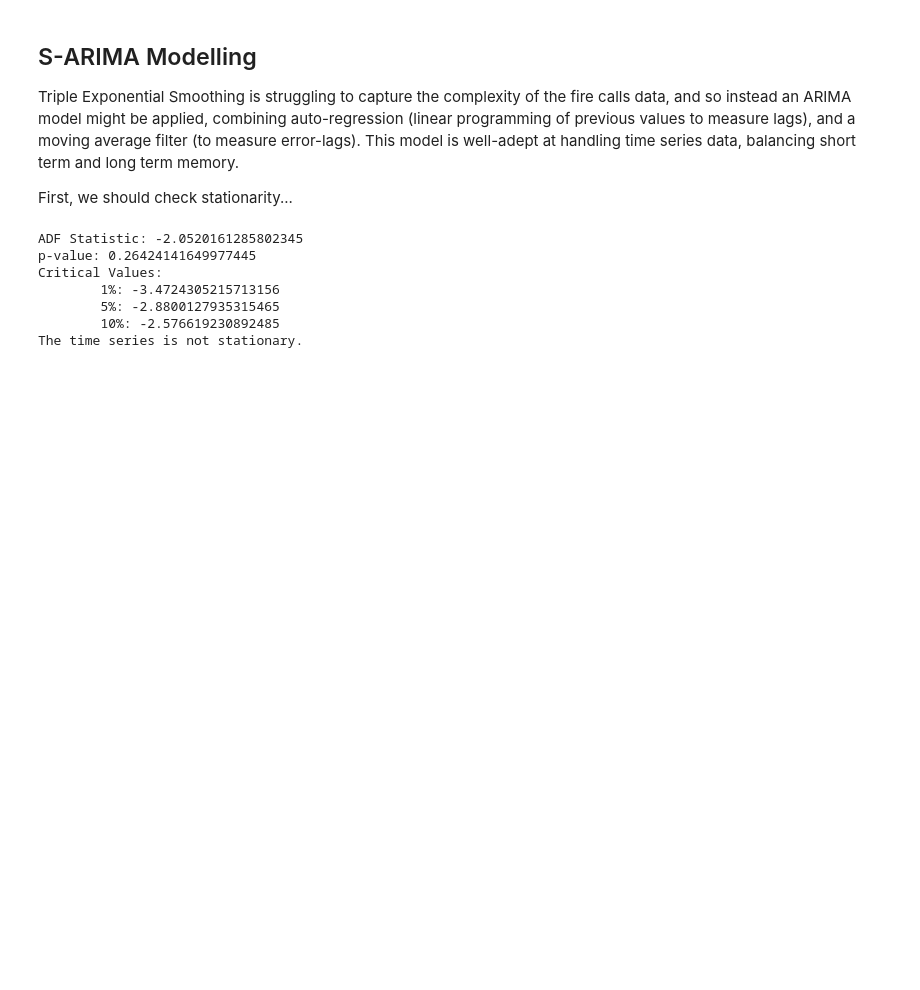
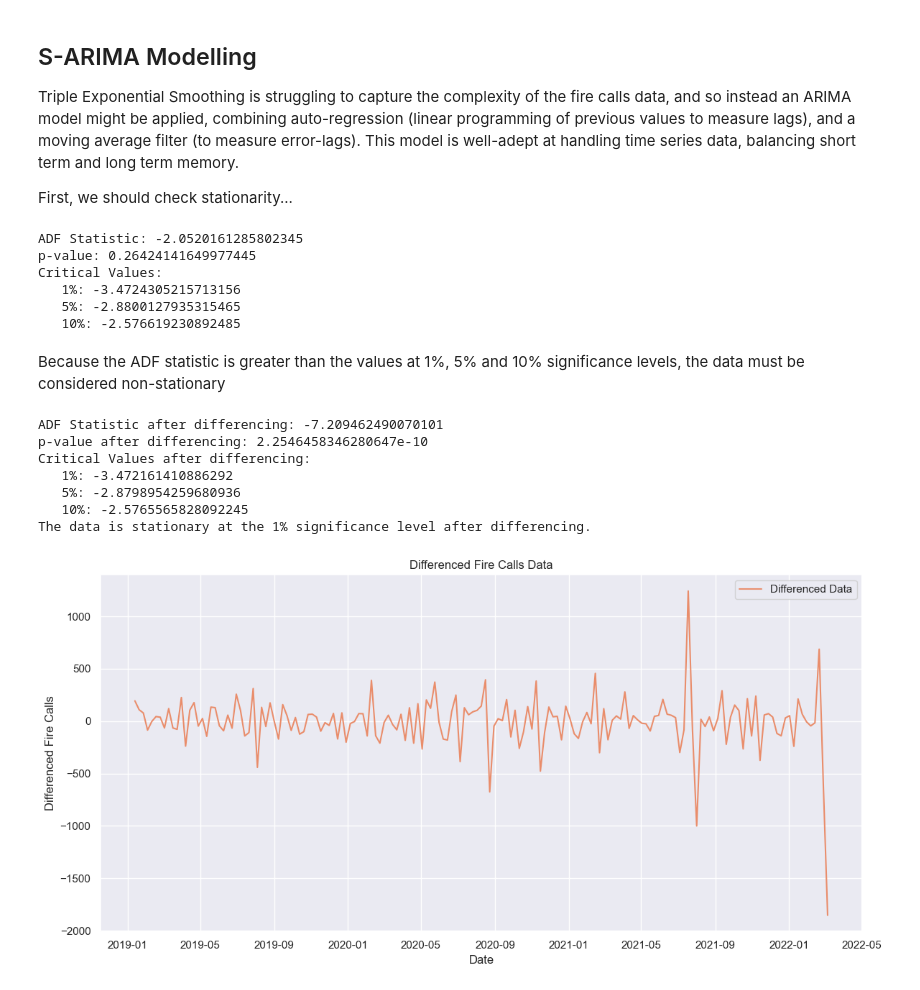
Before and after one commit to Conall66/London_Fire_Forecasting, a Jupyter notebook: Predictive_fire_outbreaks.ipynb, the cells around one changed output. Cells and saved outputs as stored; diff of their text form; code cells hidden in the pictures; blank space fills up the shorter version.

```diff
--- a/Predictive_fire_outbreaks.ipynb
+++ b/Predictive_fire_outbreaks.ipynb
@@ -551,27 +556,55 @@ plt.show()
 Triple Exponential Smoothing is struggling to capture the complexity of the fire calls data, and so instead an ARIMA model might be applied, combining auto-regression (linear programming of previous values to measure lags), and a moving average filter (to measure error-lags). This model is well-adept at handling time series data, balancing short term and long term memory.
 
 First, we should check stationarity...
-# %%
-# Check the stationarity of the time series data using the Augmented Dickey-Fuller test
-def check_stationarity(timeseries):
-    result = adfuller(timeseries)
-    print("ADF Statistic:", result[0])
-    print("p-value:", result[1])
-    print("Critical Values:")
-    for key, value in result[4].items():
-        print(f"\t{key}: {value}")
-    if result[1] <= 0.05:
-        print("The time series is stationary.")
-    else:
-        print("The time series is not stationary.")
-
-# Apply the test to the weekly fire count data
-check_stationarity(fire_weekly['FireCount'])
-# %% [output]
-ADF Statistic: -2.0520161285802345
-p-value: 0.26424141649977445
-Critical Values:
-        1%: -3.4724305215713156
-        5%: -2.8800127935315465
-        10%: -2.576619230892485
-The time series is not stationary.
+# %%
+# Check stationarity of the data using the Augmented Dickey-Fuller test
+
+result = adfuller(fire_weekly['FireCount'])
+print('ADF Statistic:', result[0])
+print('p-value:', result[1])
+print('Critical Values:')
+for key, value in result[4].items():
+    print(f'   {key}: {value}')
+# %% [output]
+ADF Statistic: -2.0520161285802345
+p-value: 0.26424141649977445
+Critical Values:
+   1%: -3.4724305215713156
+   5%: -2.8800127935315465
+   10%: -2.576619230892485
+# %% [markdown]
+Because the ADF statistic is greater than the values at 1%, 5% and 10% significance levels, the data must be considered non-stationary
+# %%
+# Apply differencing to make the data stationary if necessary
+fire_weekly_diff = fire_weekly['FireCount'].diff().dropna()
+
+# Recheck stationarity after differencing
+result_diff = adfuller(fire_weekly_diff)
+print('ADF Statistic after differencing:', result_diff[0])
+print('p-value after differencing:', result_diff[1])
+print('Critical Values after differencing:')
+for key, value in result_diff[4].items():
+    print(f'   {key}: {value}')
+
+# Print if the data is stationary at 1%
+if result_diff[1] < 0.01:
+    print("The data is stationary at the 1% significance level after differencing.")
+
+# Show the differenced data
+plt.figure(figsize=(12, 6))
+plt.plot(fire_weekly_diff.index, fire_weekly_diff, label='Differenced Data', color=palette[0])
+plt.title('Differenced Fire Calls Data')
+plt.xlabel('Date')
+plt.ylabel('Differenced Fire Calls')
+plt.legend()
+plt.tight_layout()
+plt.show()
+# %% [output]
+ADF Statistic after differencing: -7.209462490070101
+p-value after differencing: 2.2546458346280647e-10
+Critical Values after differencing:
+   1%: -3.472161410886292
+   5%: -2.8798954259680936
+   10%: -2.5765565828092245
+The data is stationary at the 1% significance level after differencing.
+[figure, added]
```
Also changed, not shown: parts of 10 cells of this notebook, 2 other files.
